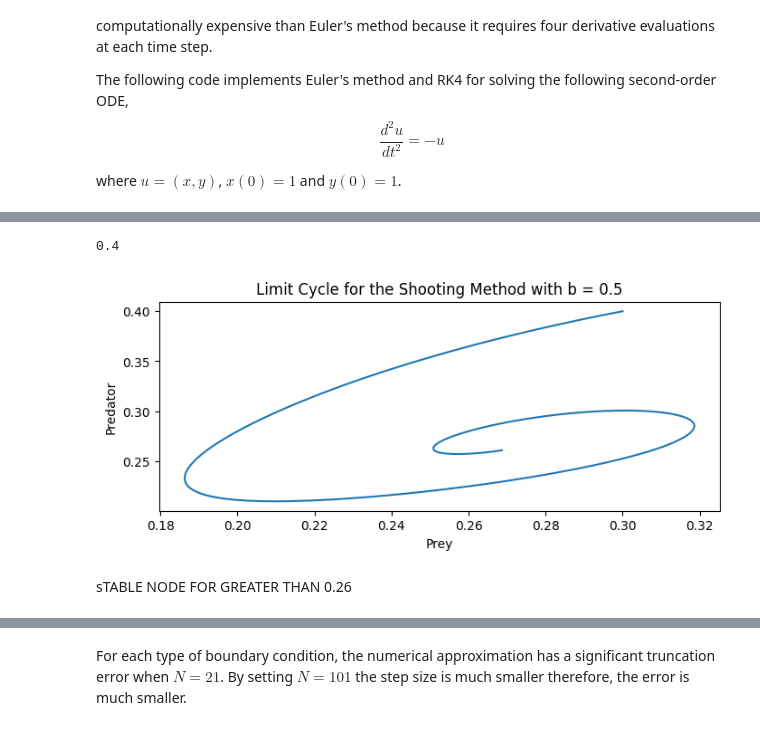
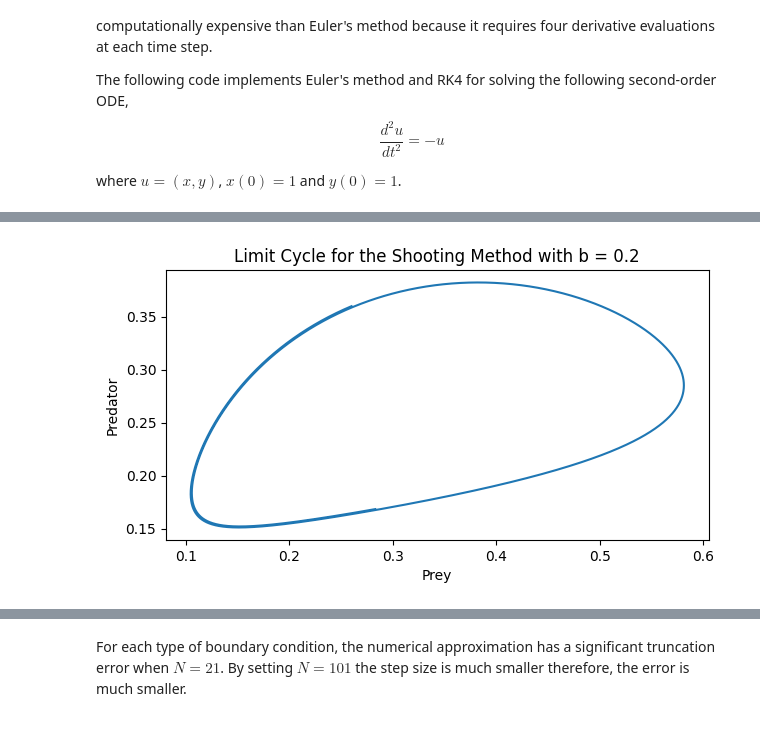
Before and after one commit to BedenPag/scicomp, a Jupyter notebook: Report.ipynb, the cells around one changed output, grey strips where cells are left out. Saved outputs shown, nothing was run; the diff lists cells and outputs as text; code cells hidden in the pictures.

```diff
--- a/Report.ipynb
+++ b/Report.ipynb
@@ -2,7 +2,7 @@
 import numpy as np
 import scipy.optimize
 import matplotlib.pyplot as plt
-plt.rcParams['figure.figsize'] = [8, 3]
+plt.rcParams['figure.figsize'] = [7, 3.5]
 # %% [markdown]
 Euler and Runge-Kutta methods for solving ODEs
 
@@ -117,21 +113,18 @@ The code can be tested with different initial conditions and parameter values to
 # %%
 from Shooting_method import plot_limit_cycle
-# Define the predator-prey ODE where b > 0.26
+# Define the predator-prey ODE where b < 0.26
 def ode(t, u):
     x = u[0] # Number of prey
     y = u[1] # Number of predators
-    a = 1; d = 0.1; b = 0.5
+    a = 1; d = 0.1; b = 0.2
     dxdt = x*(1-x) - (a*x*y)/(d + x)
     dydt = b*y*(1 - (y/x))
     return np.array([dxdt, dydt])
 
 # Define parameters for the predator-prey ODE
 deltat_max = 0.01
-u0 = [0.3,0.3]
+u0 = [0.26,0.26]
 
 plot_limit_cycle(ode, u0, deltat_max, rk4_step)
 # %% [output]
-0.4
-[figure, old version]
+[figure, new version]
-# %% [markdown]
-sTABLE NODE FOR GREATER THAN 0.26
```
Also changed, not shown: parts of 11 cells of this notebook, 3 other files.
